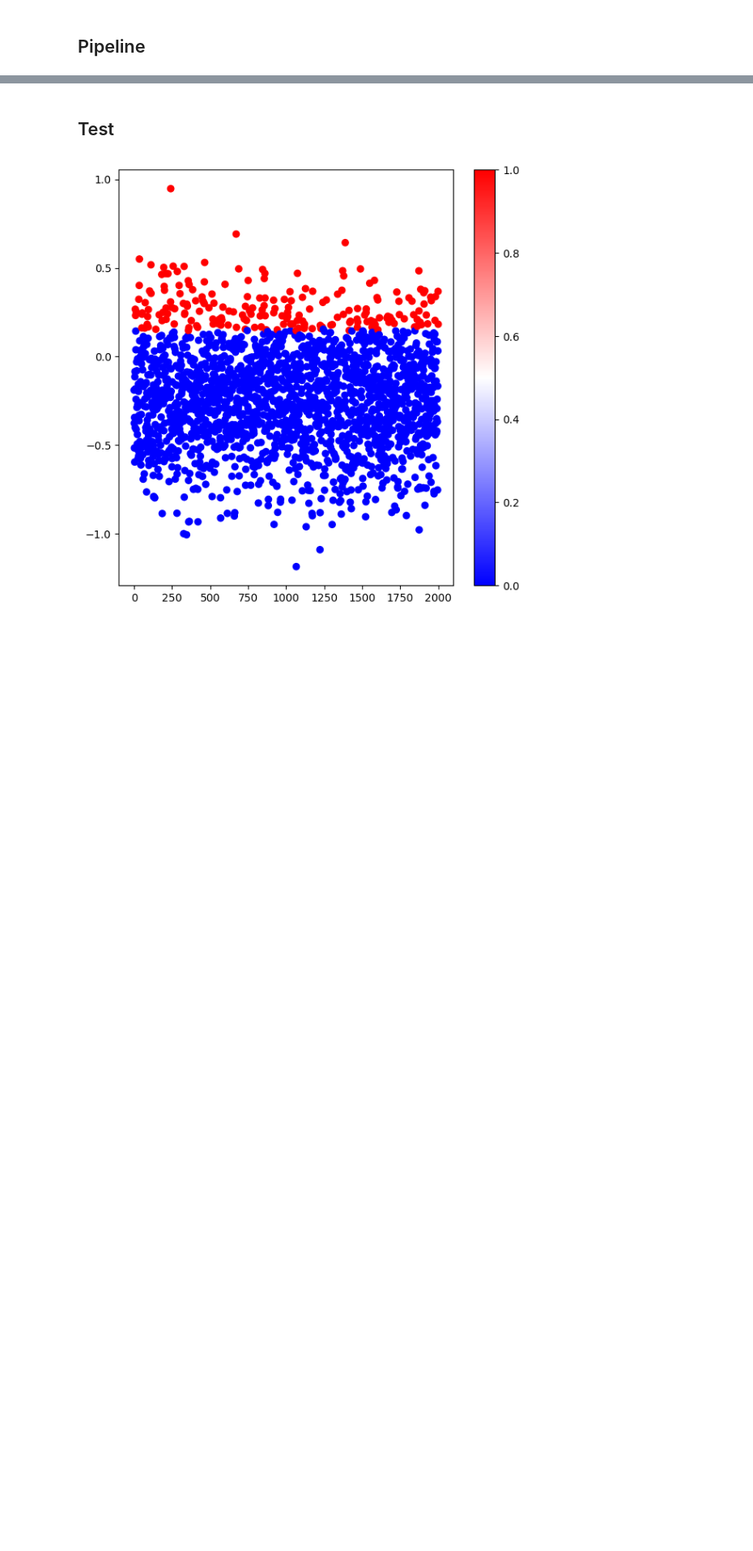
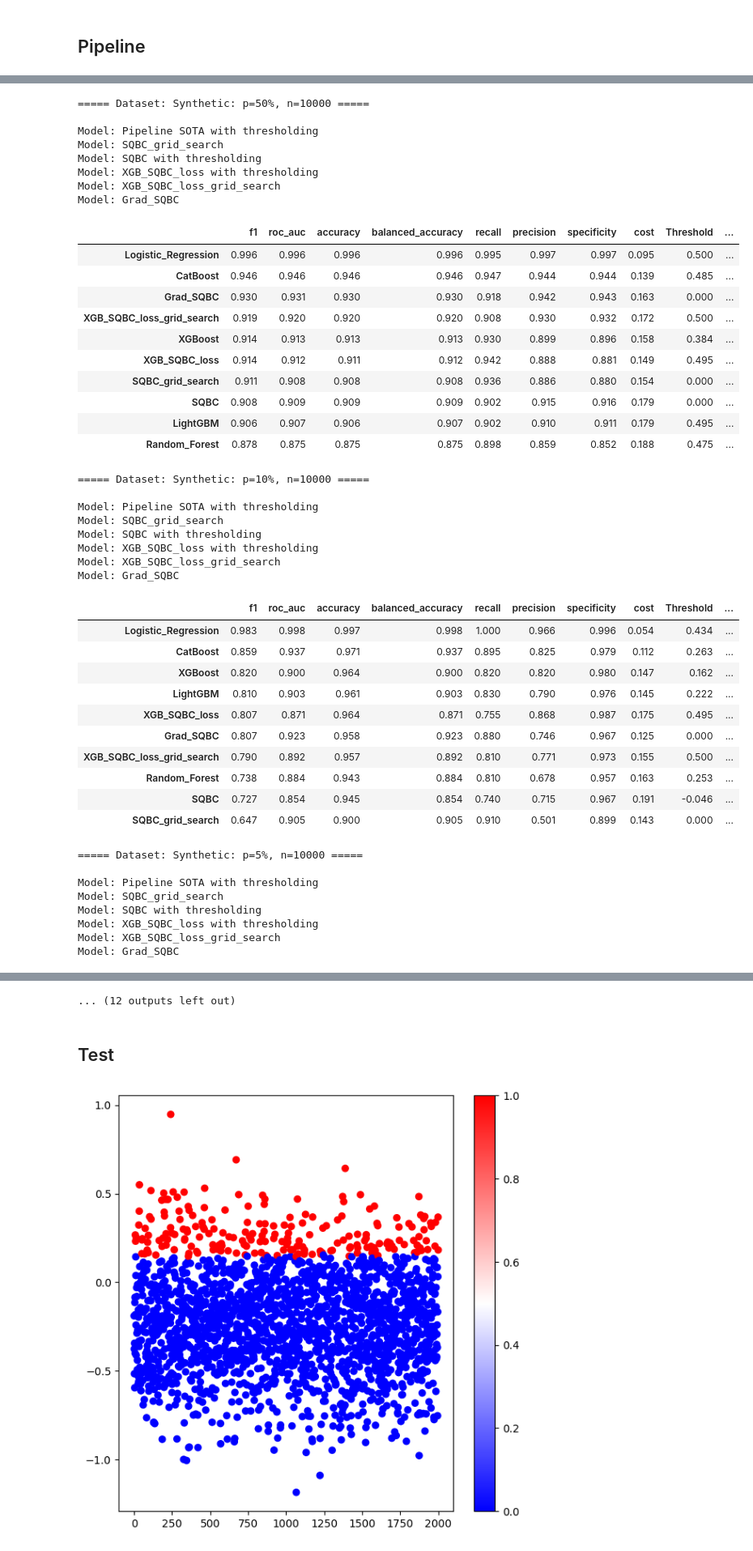
Before and after one commit to Lauryne-Moyse/MSc_Code_Public, a Jupyter notebook: Code_project.ipynb, the cells around one changed output, grey strips where cells are left out. Shown at 81% size. Saved outputs shown, nothing was run; the diff lists cells and outputs as text; code cells hidden in the pictures; blank space fills up the shorter version.

```diff
--- a/Code_project.ipynb
+++ b/Code_project.ipynb
@@ -1495,0 +1717,49 @@ def run_all_experiments(datasets, model_trainers, model_names):
+# %%
+run_all_experiments(datasets, model_trainers_thresh, model_trainers_thresh_names, model_names)
+# %% [output]
+===== Dataset: Synthetic: p=50%, n=10000 =====
+
+Model: Pipeline SOTA with thresholding
+Model: SQBC_grid_search
+Model: SQBC with thresholding
+Model: XGB_SQBC_loss with thresholding
+Model: XGB_SQBC_loss_grid_search
+Model: Grad_SQBC
+|  | f1 | roc_auc | accuracy | balanced_accuracy | recall | precision | specificity | cost | Threshold | ... |
+| Logistic_Regression | 0.996 | 0.996 | 0.996 | 0.996 | 0.995 | 0.997 | 0.997 | 0.095 | 0.500 | ... |
+| CatBoost | 0.946 | 0.946 | 0.946 | 0.946 | 0.947 | 0.944 | 0.944 | 0.139 | 0.485 | ... |
+| Grad_SQBC | 0.930 | 0.931 | 0.930 | 0.930 | 0.918 | 0.942 | 0.943 | 0.163 | 0.000 | ... |
+| XGB_SQBC_loss_grid_search | 0.919 | 0.920 | 0.920 | 0.920 | 0.908 | 0.930 | 0.932 | 0.172 | 0.500 | ... |
+| XGBoost | 0.914 | 0.913 | 0.913 | 0.913 | 0.930 | 0.899 | 0.896 | 0.158 | 0.384 | ... |
+| XGB_SQBC_loss | 0.914 | 0.912 | 0.911 | 0.912 | 0.942 | 0.888 | 0.881 | 0.149 | 0.495 | ... |
+| SQBC_grid_search | 0.911 | 0.908 | 0.908 | 0.908 | 0.936 | 0.886 | 0.880 | 0.154 | 0.000 | ... |
+| SQBC | 0.908 | 0.909 | 0.909 | 0.909 | 0.902 | 0.915 | 0.916 | 0.179 | 0.000 | ... |
+| LightGBM | 0.906 | 0.907 | 0.906 | 0.907 | 0.902 | 0.910 | 0.911 | 0.179 | 0.495 | ... |
+| Random_Forest | 0.878 | 0.875 | 0.875 | 0.875 | 0.898 | 0.859 | 0.852 | 0.188 | 0.475 | ... |
+===== Dataset: Synthetic: p=10%, n=10000 =====
+
+Model: Pipeline SOTA with thresholding
+Model: SQBC_grid_search
+Model: SQBC with thresholding
+Model: XGB_SQBC_loss with thresholding
+Model: XGB_SQBC_loss_grid_search
+Model: Grad_SQBC
+|  | f1 | roc_auc | accuracy | balanced_accuracy | recall | precision | specificity | cost | Threshold | ... |
+| Logistic_Regression | 0.983 | 0.998 | 0.997 | 0.998 | 1.000 | 0.966 | 0.996 | 0.054 | 0.434 | ... |
+| CatBoost | 0.859 | 0.937 | 0.971 | 0.937 | 0.895 | 0.825 | 0.979 | 0.112 | 0.263 | ... |
+| XGBoost | 0.820 | 0.900 | 0.964 | 0.900 | 0.820 | 0.820 | 0.980 | 0.147 | 0.162 | ... |
+| LightGBM | 0.810 | 0.903 | 0.961 | 0.903 | 0.830 | 0.790 | 0.976 | 0.145 | 0.222 | ... |
+| XGB_SQBC_loss | 0.807 | 0.871 | 0.964 | 0.871 | 0.755 | 0.868 | 0.987 | 0.175 | 0.495 | ... |
+| Grad_SQBC | 0.807 | 0.923 | 0.958 | 0.923 | 0.880 | 0.746 | 0.967 | 0.125 | 0.000 | ... |
+| XGB_SQBC_loss_grid_search | 0.790 | 0.892 | 0.957 | 0.892 | 0.810 | 0.771 | 0.973 | 0.155 | 0.500 | ... |
+| Random_Forest | 0.738 | 0.884 | 0.943 | 0.884 | 0.810 | 0.678 | 0.957 | 0.163 | 0.253 | ... |
+| SQBC | 0.727 | 0.854 | 0.945 | 0.854 | 0.740 | 0.715 | 0.967 | 0.191 | -0.046 | ... |
+| SQBC_grid_search | 0.647 | 0.905 | 0.900 | 0.905 | 0.910 | 0.501 | 0.899 | 0.143 | 0.000 | ... |
+===== Dataset: Synthetic: p=5%, n=10000 =====
+
+Model: Pipeline SOTA with thresholding
+Model: SQBC_grid_search
+Model: SQBC with thresholding
+Model: XGB_SQBC_loss with thresholding
+Model: XGB_SQBC_loss_grid_search
+Model: Grad_SQBC
@@ -1496,3 +1834,4 @@ def run_all_experiments(datasets, model_trainers, model_names):
+... (12 outputs left out)
 # %% [markdown]
 ## Test
 # %%
```
Also changed, not shown: parts of 32 cells of this notebook, 6 other files.
